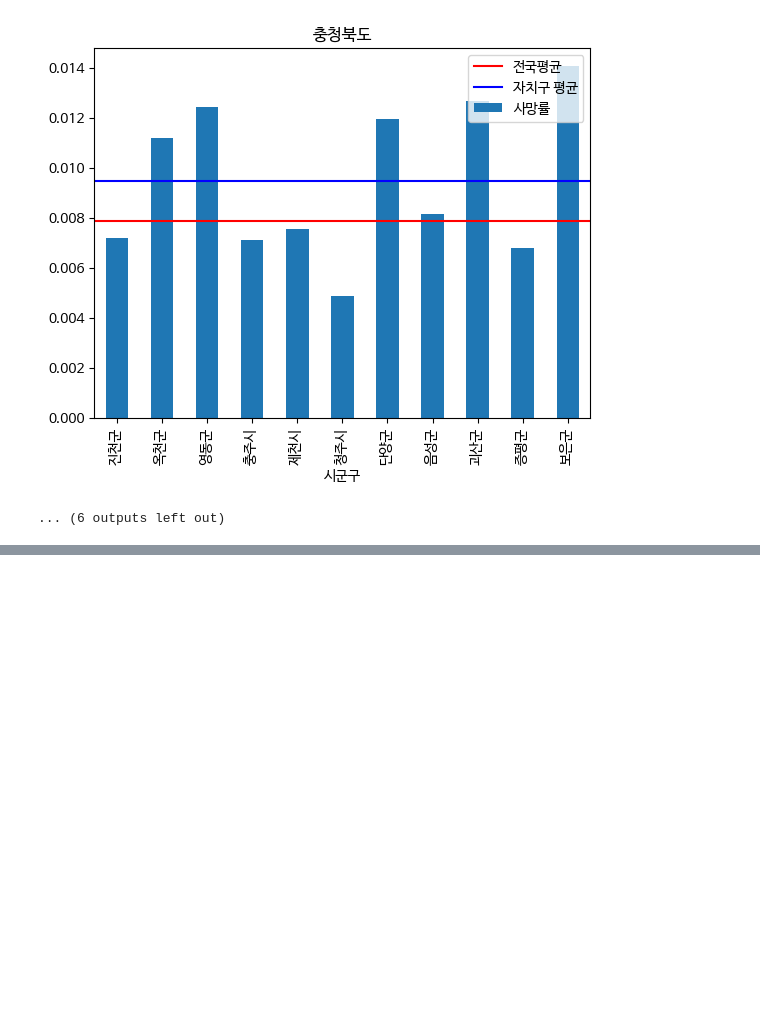
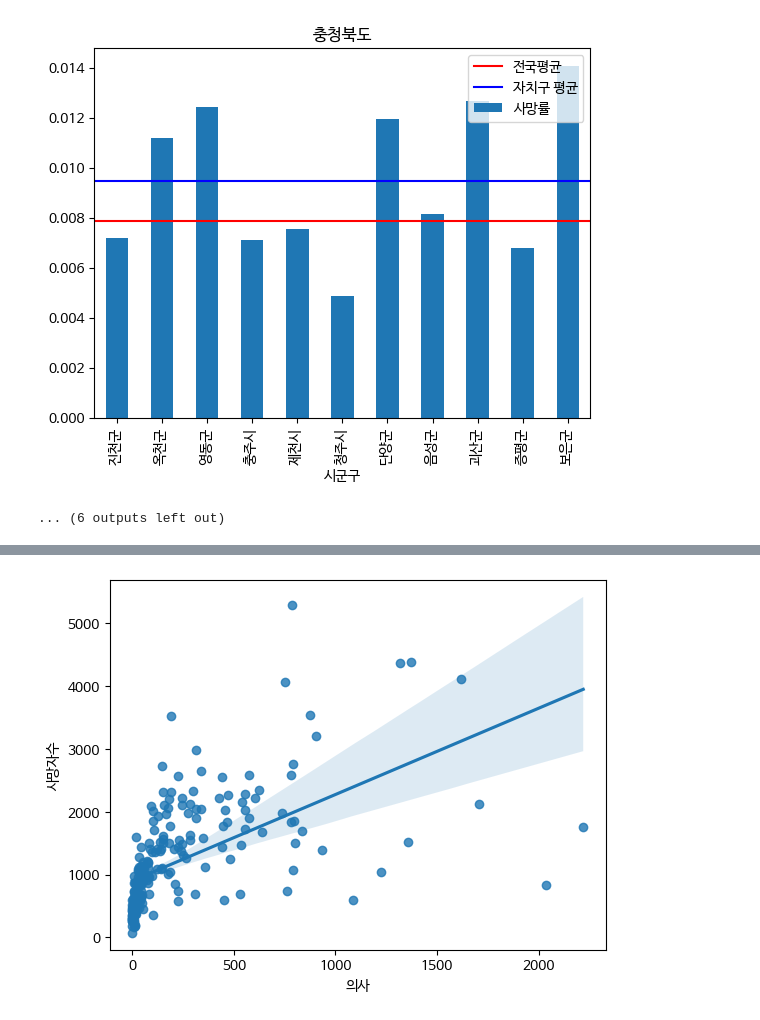
Before and after one commit to cav2280/dcx-final, a Jupyter notebook: main-상관관계 분석 추가.ipynb, the cells around one changed output, grey strips where cells are left out. Cells and saved outputs as stored; diff of their text form; code cells hidden in the pictures; blank space fills up the shorter version.

```diff
--- a/main-상관관계 분석 추가.ipynb
+++ b/main-상관관계 분석 추가.ipynb
@@ -997,0 +1028,10 @@ for i in provinces:
+# %%
+import seaborn as sns
+
+# 산점도와 회귀선 그리기
+sns.regplot(x='의사', y='사망자수', data=merged_df)
+
+# 그래프 출력
+plt.show()
+# %% [output]
+[figure, added]
```
Also changed, not shown: parts of 3 cells of this notebook.
